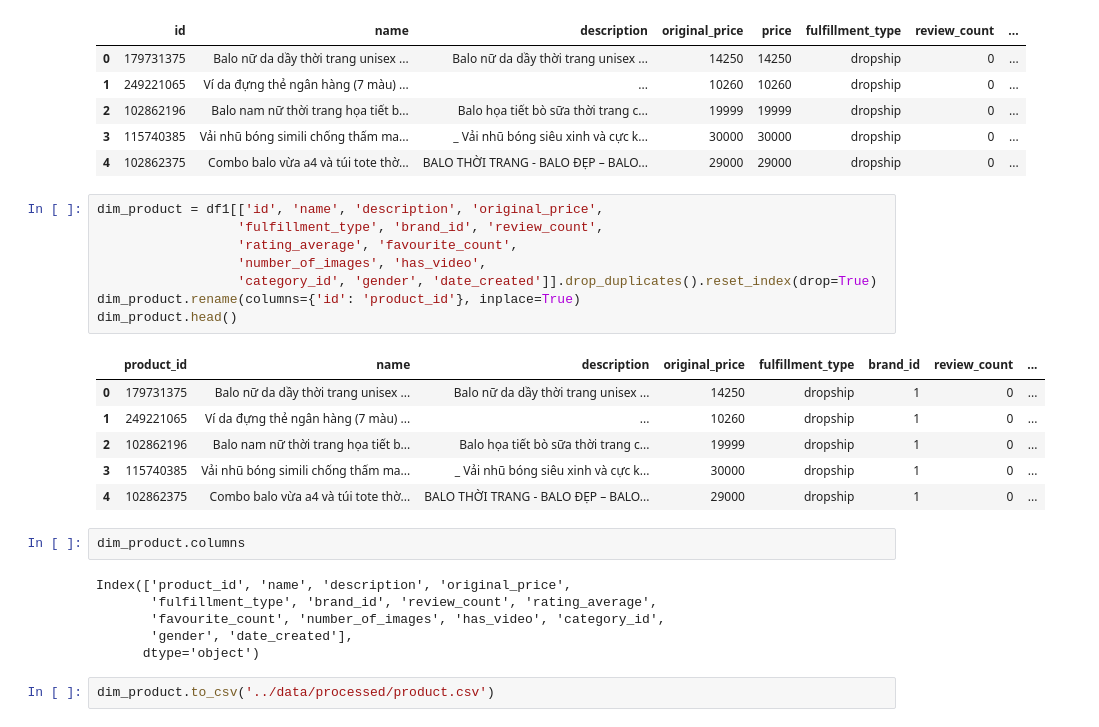
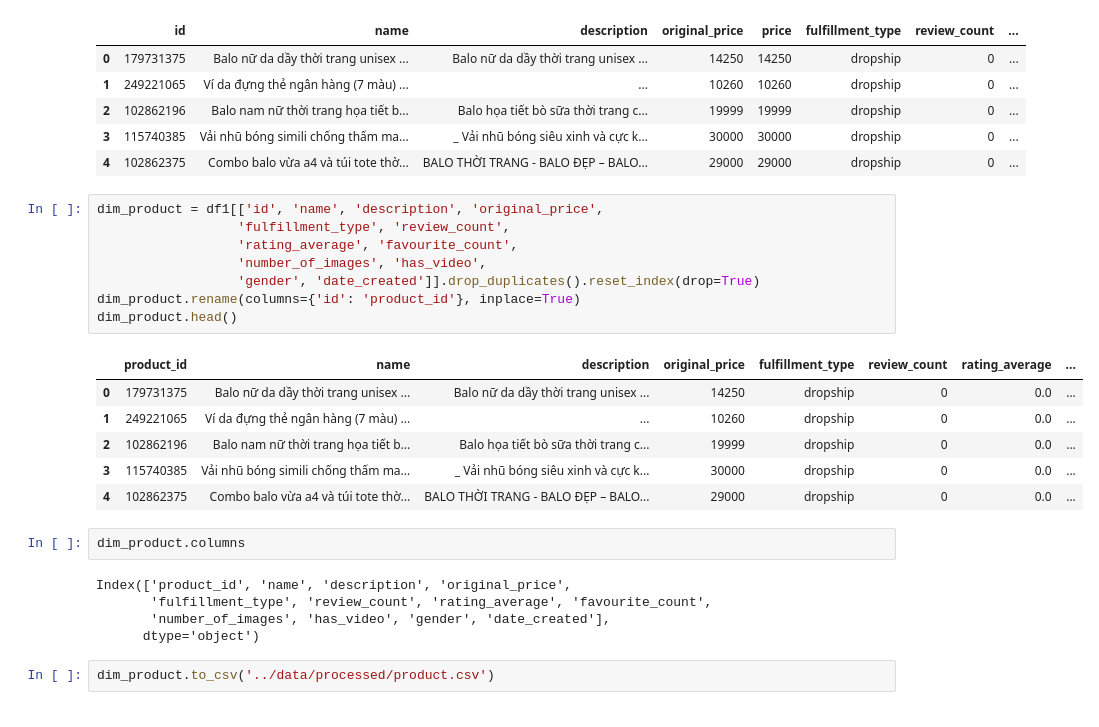
Before and after one commit to Nhannt2609/tiki_sales_analyze, a Jupyter notebook: ETL/process.ipynb, the cells around one changed output. Saved outputs shown, nothing was run; the diff lists cells and outputs as text.

```diff
--- a/ETL/process.ipynb
+++ b/ETL/process.ipynb
@@ -353,26 +353,25 @@ df1.head()
 | 4 | 102862375 | Combo balo vừa a4 và túi tote thờ... | BALO THỜI TRANG - BALO ĐẸP – BALO... | 29000 | 29000 | dropship | 0 | ... |
 # %%
 dim_product = df1[['id', 'name', 'description', 'original_price',
-                  'fulfillment_type', 'brand_id', 'review_count',
+                  'fulfillment_type', 'review_count',
                   'rating_average', 'favourite_count',
                   'number_of_images', 'has_video',
-                  'category_id', 'gender', 'date_created']].drop_duplicates().reset_index(drop=True)
+                  'gender', 'date_created']].drop_duplicates().reset_index(drop=True)
 dim_product.rename(columns={'id': 'product_id'}, inplace=True)
 dim_product.head()
 # %% [output]
-|  | product_id | name | description | original_price | fulfillment_type | brand_id | review_count | ... |
-| 0 | 179731375 | Balo nữ da dầy thời trang unisex ... | Balo nữ da dầy thời trang unisex ... | 14250 | dropship | 1 | 0 | ... |
-| 1 | 249221065 | Ví da đựng thẻ ngân hàng (7 màu) ... | ... | 10260 | dropship | 1 | 0 | ... |
-| 2 | 102862196 | Balo nam nữ thời trang họa tiết b... | Balo họa tiết bò sữa thời trang c... | 19999 | dropship | 1 | 0 | ... |
-| 3 | 115740385 | Vải nhũ bóng simili chống thấm ma... | _ Vải nhũ bóng siêu xinh và cực k... | 30000 | dropship | 1 | 0 | ... |
-| 4 | 102862375 | Combo balo vừa a4 và túi tote thờ... | BALO THỜI TRANG - BALO ĐẸP – BALO... | 29000 | dropship | 1 | 0 | ... |
+|  | product_id | name | description | original_price | fulfillment_type | review_count | rating_average | ... |
+| 0 | 179731375 | Balo nữ da dầy thời trang unisex ... | Balo nữ da dầy thời trang unisex ... | 14250 | dropship | 0 | 0.0 | ... |
+| 1 | 249221065 | Ví da đựng thẻ ngân hàng (7 màu) ... | ... | 10260 | dropship | 0 | 0.0 | ... |
+| 2 | 102862196 | Balo nam nữ thời trang họa tiết b... | Balo họa tiết bò sữa thời trang c... | 19999 | dropship | 0 | 0.0 | ... |
+| 3 | 115740385 | Vải nhũ bóng simili chống thấm ma... | _ Vải nhũ bóng siêu xinh và cực k... | 30000 | dropship | 0 | 0.0 | ... |
+| 4 | 102862375 | Combo balo vừa a4 và túi tote thờ... | BALO THỜI TRANG - BALO ĐẸP – BALO... | 29000 | dropship | 0 | 0.0 | ... |
 # %%
 dim_product.columns
 # %% [output]
 Index(['product_id', 'name', 'description', 'original_price',
-       'fulfillment_type', 'brand_id', 'review_count', 'rating_average',
-       'favourite_count', 'number_of_images', 'has_video', 'category_id',
-       'gender', 'date_created'],
+       'fulfillment_type', 'review_count', 'rating_average', 'favourite_count',
+       'number_of_images', 'has_video', 'gender', 'date_created'],
       dtype='object')
 # %%
 dim_product.to_csv('../data/processed/product.csv')
```
Also changed, not shown: parts of 3 cells of this notebook, 2 other files.
